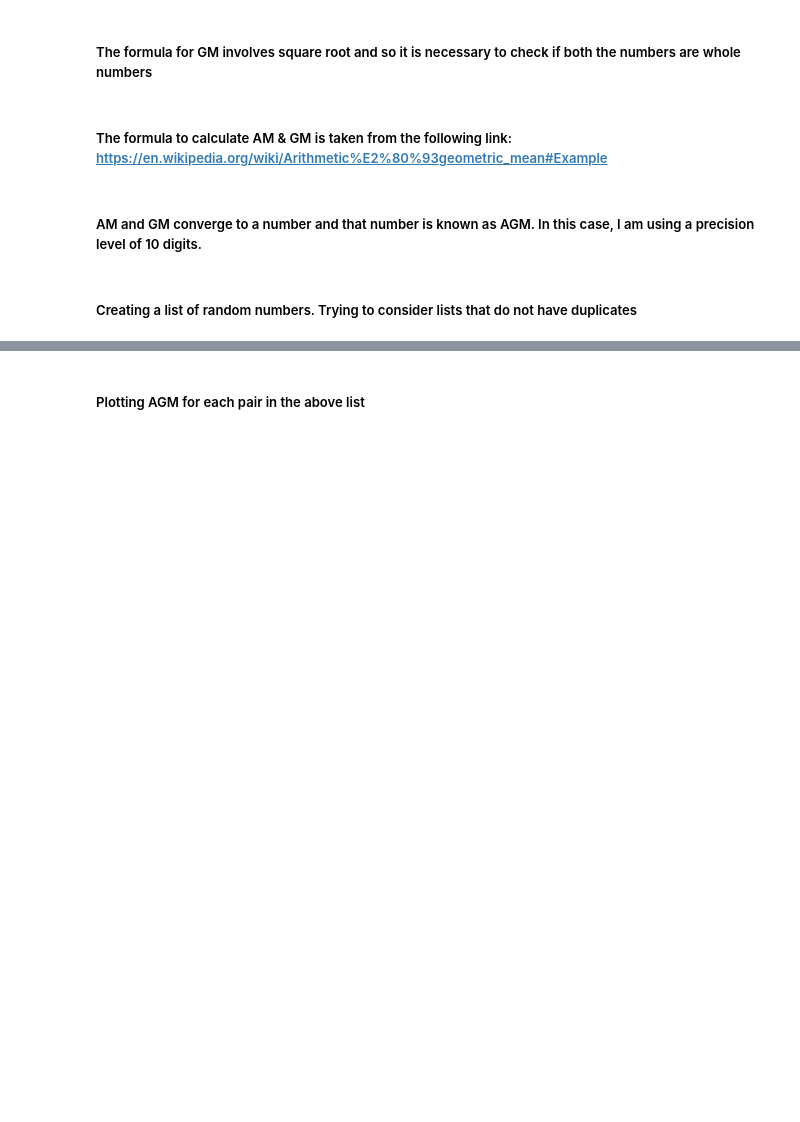
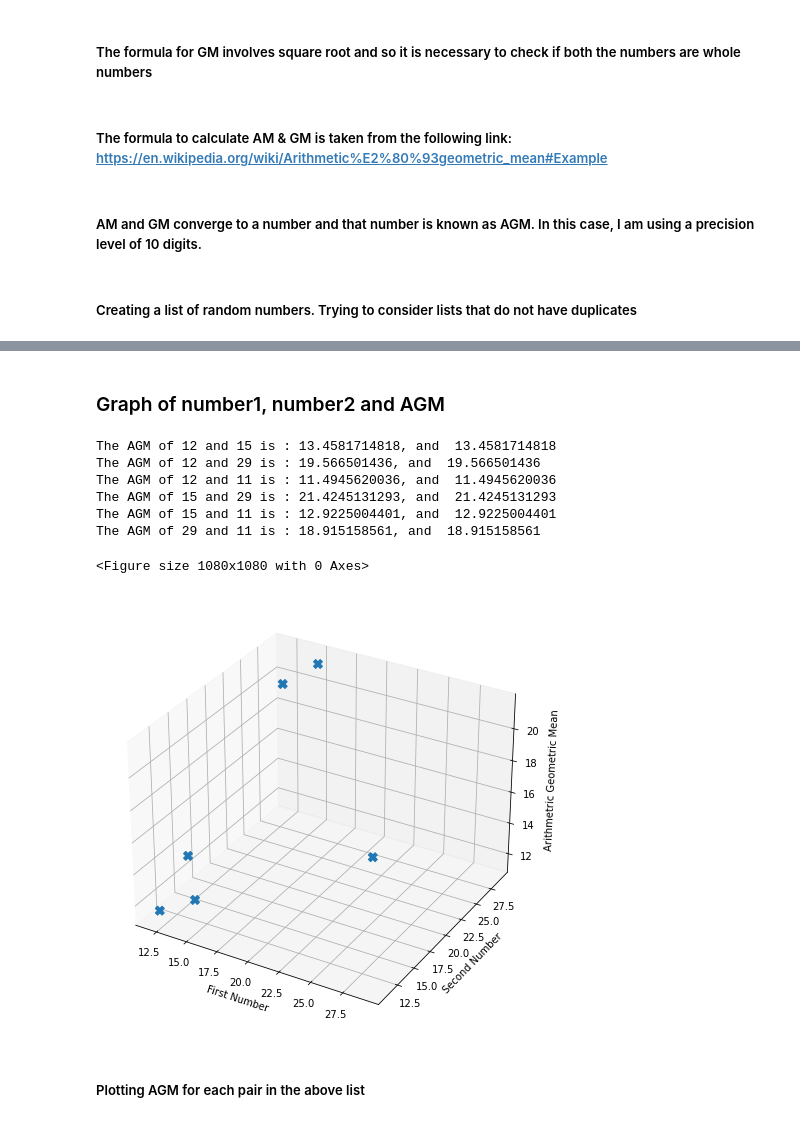
Before and after one commit to gaurigodghase/AlgoAsylum, a Jupyter notebook: question2-calc_agm.ipynb, the cells around one changed output, grey strips where cells are left out. Cells and saved outputs as stored; diff of their text form; code cells hidden in the pictures; blank space fills up the shorter version.

```diff
--- a/question2-calc_agm.ipynb
+++ b/question2-calc_agm.ipynb
@@ -71,0 +75,2 @@ numbers_list
+# %% [markdown]
+### Graph of number1, number2 and AGM
@@ -72,3 +112,14 @@ numbers_list
+# %%
+agm_plot(numbers_list)
+# %% [output]
+The AGM of 12 and 15 is : 13.4581714818, and  13.4581714818
+The AGM of 12 and 29 is : 19.566501436, and  19.566501436
+The AGM of 12 and 11 is : 11.4945620036, and  11.4945620036
+The AGM of 15 and 29 is : 21.4245131293, and  21.4245131293
+The AGM of 15 and 11 is : 12.9225004401, and  12.9225004401
+The AGM of 29 and 11 is : 18.915158561, and  18.915158561
+<Figure size 1080x1080 with 0 Axes>
+[figure, added]
 # %% [markdown]
 ##### Plotting AGM for each pair in the above list
 # %%
```
Also changed, not shown: parts of 6 cells of this notebook.
